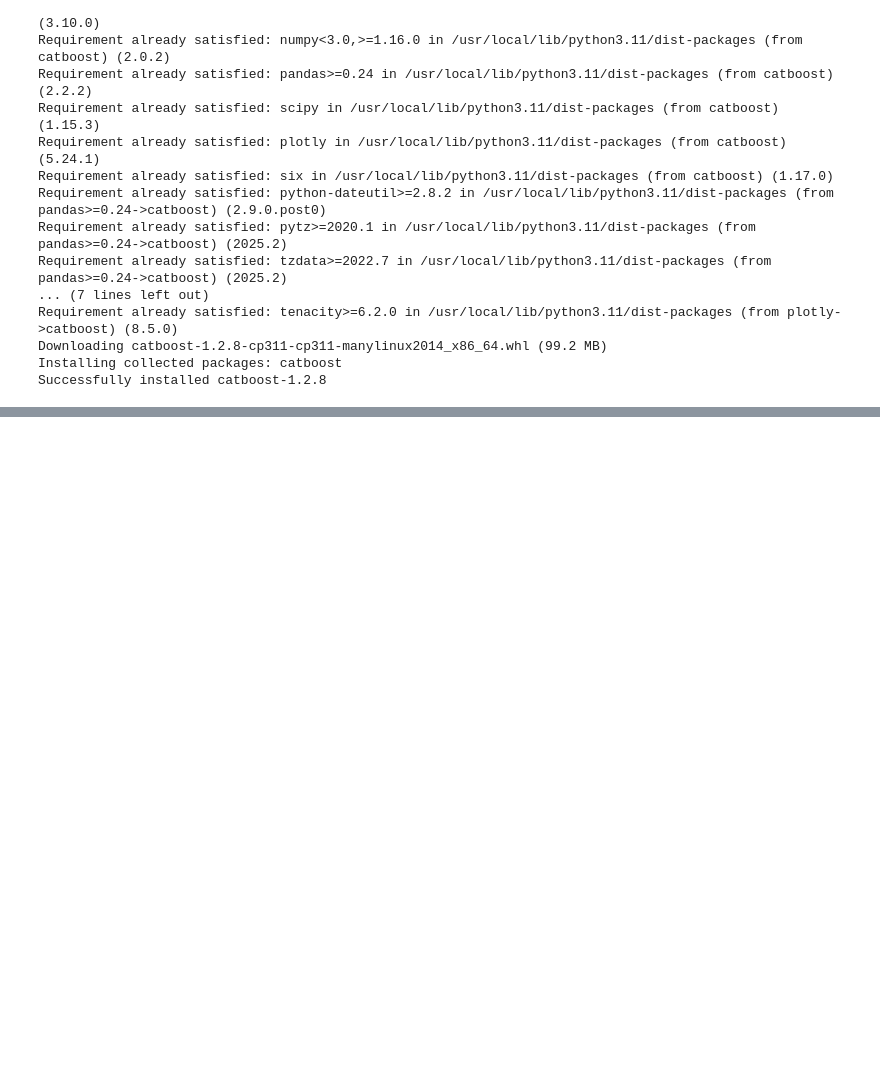
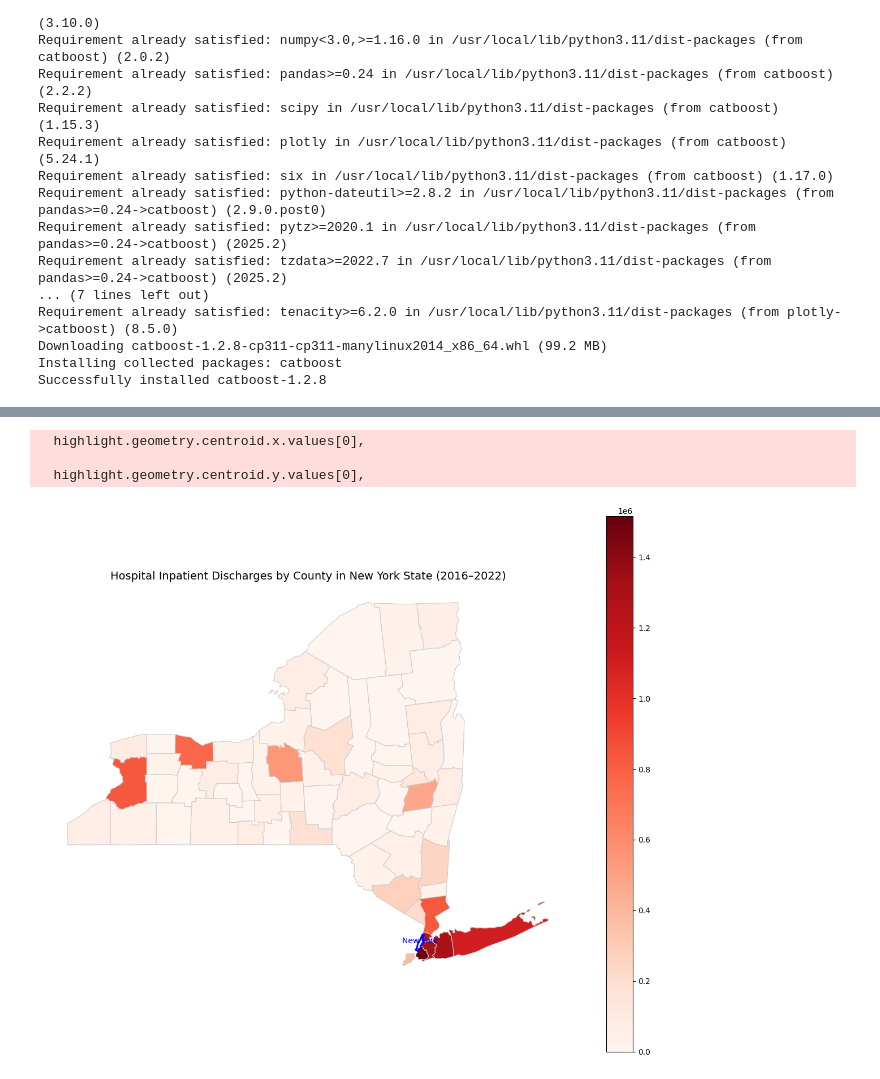
Before and after one commit to Diwakarmogarala/Capstone, a Jupyter notebook: Phase_1.ipynb, the cells around one changed output, grey strips where cells are left out. Drawn from its saved outputs; the diff is of its cells as text; code cells hidden in the pictures; blank space fills up the shorter version.

```diff
--- a/Phase_1.ipynb
+++ b/Phase_1.ipynb
@@ -493,0 +1132,53 @@ Successfully installed catboost-1.2.8
+# %%
+import geopandas as gpd
+import pandas as pd
+import matplotlib.pyplot as plt
+from matplotlib.colors import Normalize
+
+# Step 1: Load New York counties shapefile
+# Download from: https://www2.census.gov/geo/tiger/GENZ2022/shp/
+# Use the file: tl_2022_us_county.shp
+gdf = gpd.read_file("cb_2022_us_county_5m.shp")
+ny_gdf = gdf[gdf['STATEFP'] == '36']  # New York FIPS code
+
+
+# Step 3: Merge shapefile with case data
+ny_gdf = ny_gdf.merge(county_case_counts, on='NAME', how='left')
+ny_gdf['cases'] = ny_gdf['cases'].fillna(0)
+
+# Step 4: Plotting
+fig, ax = plt.subplots(figsize=(12, 10))
+normalize = Normalize(vmin=ny_gdf['cases'].min(), vmax=ny_gdf['cases'].max())
+
+ny_gdf.plot(
+    column='cases',
+    cmap='Reds',
+    linewidth=0.8,
+    ax=ax,
+    edgecolor='0.8',
+    legend=True,
+    norm=normalize
+)
+
+# Optional: Highlight New York County
+highlight = ny_gdf[ny_gdf['NAME'] == 'New York']
+highlight.boundary.plot(ax=ax, color='blue', linewidth=2)
+plt.text(
+    highlight.geometry.centroid.x.values[0],
+    highlight.geometry.centroid.y.values[0],
+    'New York',
+    fontsize=10,
+    color='blue',
+    ha='center'
+)
+
+# Final layout
+ax.set_title("Hospital Inpatient Discharges by County in New York State (2016–2022)", fontsize=14)
+ax.axis('off')
+plt.tight_layout()
+plt.show()
+# %% [output]
+  highlight.geometry.centroid.x.values[0],
+
+  highlight.geometry.centroid.y.values[0],
+[figure, added]
```
Also changed, not shown: parts of 58 cells of this notebook.
